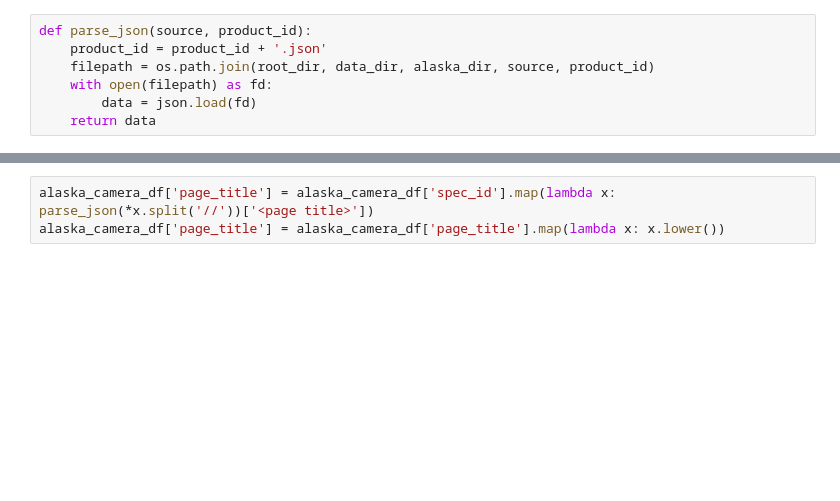
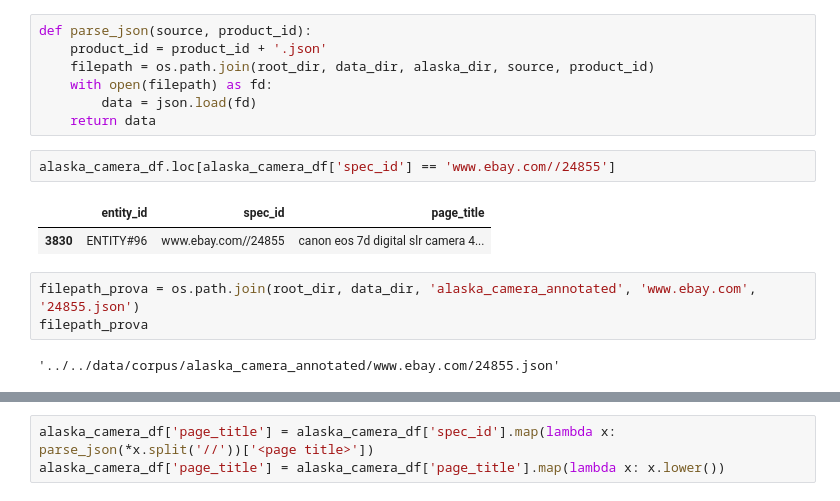
Before and after one commit to jermathew/E2L, a Jupyter notebook: notebooks/dataset/alaska_training_corpus.ipynb, the cells around one changed output, grey strips where cells are left out. Saved outputs shown, nothing was run; the diff lists cells and outputs as text; blank space fills up the shorter version.

```diff
--- a/notebooks/dataset/alaska.ipynb
+++ b/notebooks/dataset/alaska_training_corpus.ipynb
@@ -58,3 +58,13 @@ def parse_json(source, product_id):
     with open(filepath) as fd:
         data = json.load(fd)
     return data
+# %%
+alaska_camera_df.loc[alaska_camera_df['spec_id'] == 'www.ebay.com//24855']
+# %% [output]
+|  | entity_id | spec_id | page_title |
+| 3830 | ENTITY#96 | www.ebay.com//24855 | canon eos 7d digital slr camera 4... |
+# %%
+filepath_prova = os.path.join(root_dir, data_dir, 'alaska_camera_annotated', 'www.ebay.com', '24855.json')
+filepath_prova
+# %% [output]
+'../../data/corpus/alaska_camera_annotated/www.ebay.com/24855.json'
```
Also changed, not shown: parts of 3 cells of this notebook, 20 other files.
